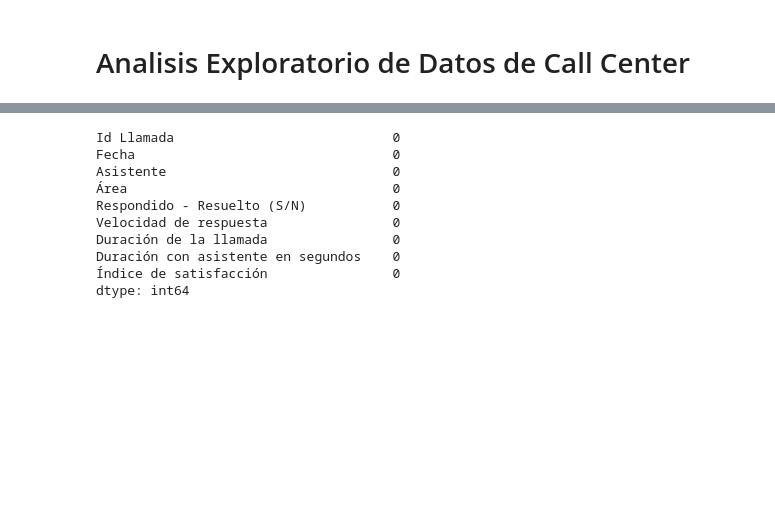
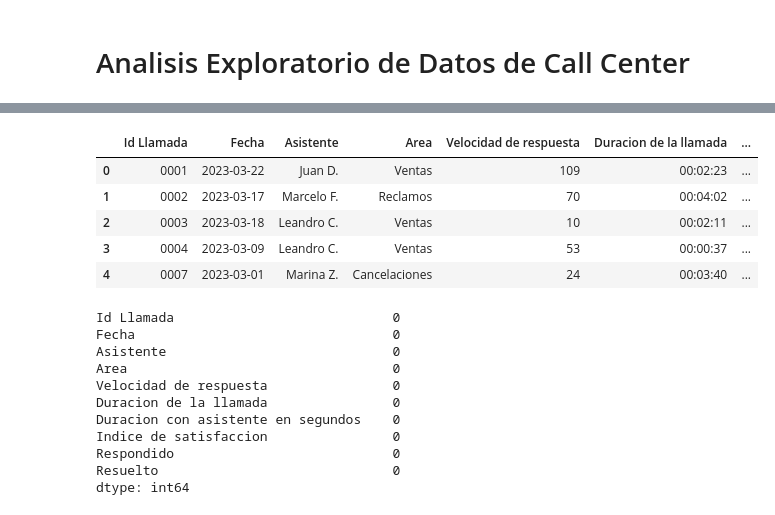
Before and after one commit to zekichi/Dashboard-01, a Jupyter notebook: EDA.ipynb, the cells around one changed output, grey strips where cells are left out. Drawn from its saved outputs; the diff is of its cells as text; code cells hidden in the pictures; blank space fills up the shorter version.

```diff
--- a/EDA.ipynb
+++ b/EDA.ipynb
@@ -23,10 +24,28 @@ df.head(10)
 # %%
 # Eliminamos 2 primeros caracteres
 df['Id Llamada'] = df['Id Llamada'].str.slice(start=2)
 
 # Dividimos en 2 la columna
 df[['Respondido', 'Resuelto']] = df['Respondido - Resuelto (S/N)'].str.split(' - ', expand=True)
-df = df.drop(columns=['Respondido - Resuelto (S/N)', 'Respondido'])
+df = df.drop(columns=['Respondido - Resuelto (S/N)'])
+
+# Normalizamos los valores en la columna Área
+df['Área'] = df['Área'].str.title()
+
+# Normalizamos titulos de columnas
+def remove_accents(input_str):
+    return ''.join(c for c in unicodedata.normalize('NFKD', input_str) if not unicodedata.combining(c))
+
+df.columns = [remove_accents(col) for col in df.columns]
+
+df.head()
+# %% [output]
+|  | Id Llamada | Fecha | Asistente | Area | Velocidad de respuesta | Duracion de la llamada | ... |
+| 0 | 0001 | 2023-03-22 | Juan D. | Ventas | 109 | 00:02:23 | ... |
+| 1 | 0002 | 2023-03-17 | Marcelo F. | Reclamos | 70 | 00:04:02 | ... |
+| 2 | 0003 | 2023-03-18 | Leandro C. | Ventas | 10 | 00:02:11 | ... |
+| 3 | 0004 | 2023-03-09 | Leandro C. | Ventas | 53 | 00:00:37 | ... |
+| 4 | 0007 | 2023-03-01 | Marina Z. | Cancelaciones | 24 | 00:03:40 | ... |
 # %%
 # Verificamos si existen valores nulos
 df.isnull().sum()
@@ -34,12 +53,13 @@ df.isnull().sum()
 Id Llamada                            0
 Fecha                                 0
 Asistente                             0
-Área                                  0
-Respondido - Resuelto (S/N)           0
+Area                                  0
 Velocidad de respuesta                0
-Duración de la llamada                0
-Duración con asistente en segundos    0
-Índice de satisfacción                0
+Duracion de la llamada                0
+Duracion con asistente en segundos    0
+Indice de satisfaccion                0
+Respondido                            0
+Resuelto                              0
 dtype: int64
 # %%
 df.describe()
```
Also changed, not shown: parts of 7 cells of this notebook.
